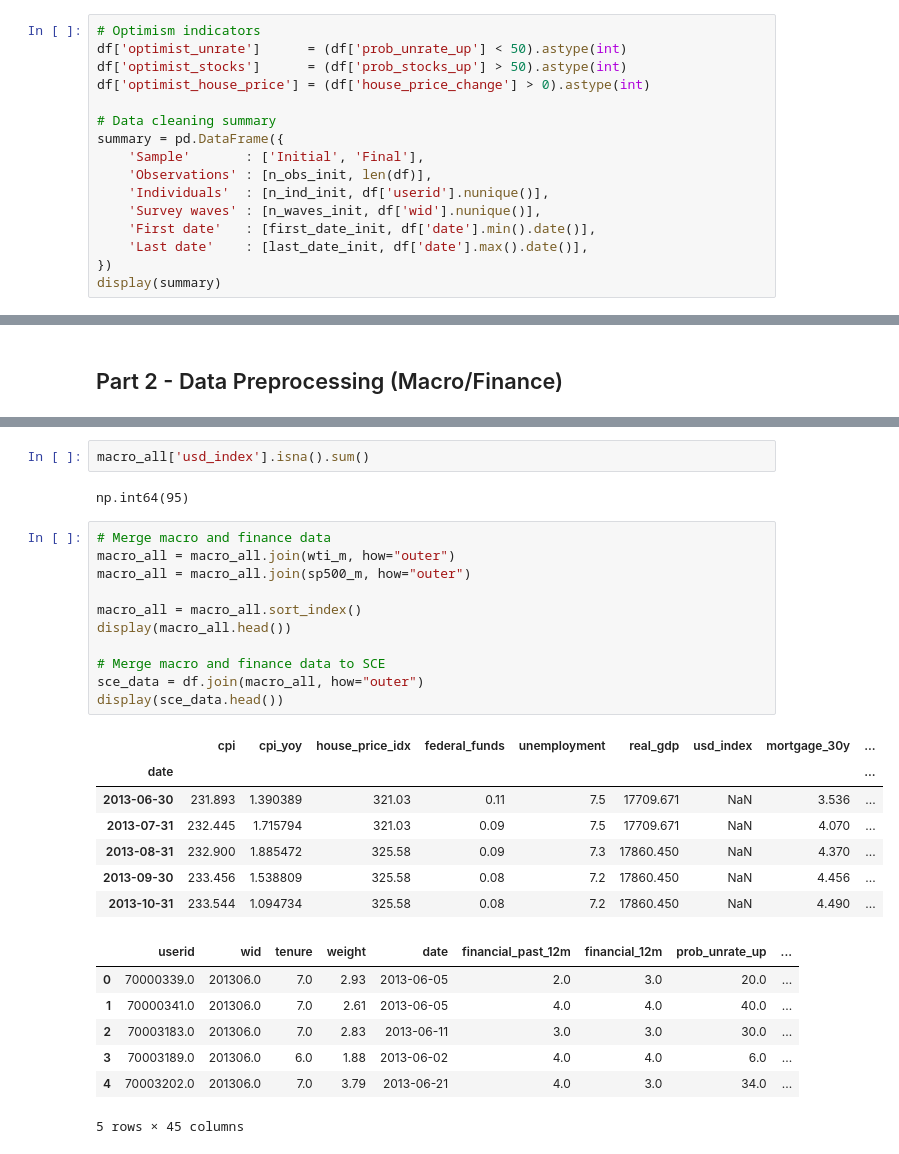
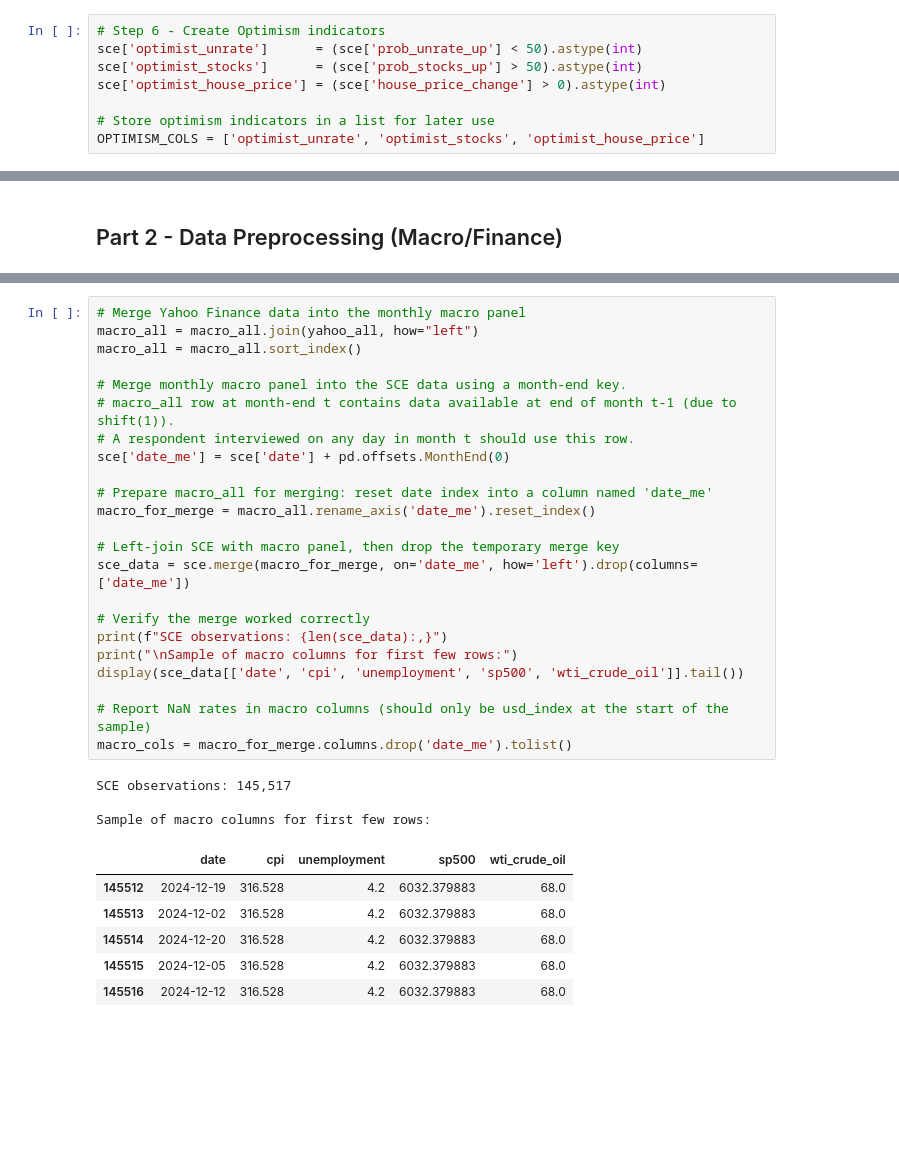
Before and after one commit to MHS17-NHH/FIE463-V26, a Jupyter notebook: data/solution.ipynb, the cells around one changed output, grey strips where cells are left out. Saved outputs shown, nothing was run; the diff lists cells and outputs as text; blank space fills up the shorter version.

```diff
--- a/data/solution.ipynb
+++ b/data/solution.ipynb
@@ -158,16 +146,8 @@ df = df.reset_index(drop=True)
 # %%
-# Optimism indicators
-df['optimist_unrate']      = (df['prob_unrate_up'] < 50).astype(int)
-df['optimist_stocks']      = (df['prob_stocks_up'] > 50).astype(int)
-df['optimist_house_price'] = (df['house_price_change'] > 0).astype(int)
+# Step 6 - Create Optimism indicators
+sce['optimist_unrate']      = (sce['prob_unrate_up'] < 50).astype(int)
+sce['optimist_stocks']      = (sce['prob_stocks_up'] > 50).astype(int)
+sce['optimist_house_price'] = (sce['house_price_change'] > 0).astype(int)
 
-# Data cleaning summary
-summary = pd.DataFrame({
-    'Sample'       : ['Initial', 'Final'],
-    'Observations' : [n_obs_init, len(df)],
-    'Individuals'  : [n_ind_init, df['userid'].nunique()],
-    'Survey waves' : [n_waves_init, df['wid'].nunique()],
-    'First date'   : [first_date_init, df['date'].min().date()],
-    'Last date'    : [last_date_init, df['date'].max().date()],
-})
-display(summary)
+# Store optimism indicators in a list for later use
+OPTIMISM_COLS = ['optimist_unrate', 'optimist_stocks', 'optimist_house_price']
@@ -331,30 +271,33 @@ display(macro_all.head())
-# %%
-macro_all['usd_index'].isna().sum()
-# %% [output]
-np.int64(95)
 # %%
-# Merge macro and finance data
-macro_all = macro_all.join(wti_m, how="outer")
-macro_all = macro_all.join(sp500_m, how="outer")
+# Merge Yahoo Finance data into the monthly macro panel
+macro_all = macro_all.join(yahoo_all, how="left")
+macro_all = macro_all.sort_index()
 
-macro_all = macro_all.sort_index()
-display(macro_all.head())
+# Merge monthly macro panel into the SCE data using a month-end key.
+# macro_all row at month-end t contains data available at end of month t-1 (due to shift(1)).
+# A respondent interviewed on any day in month t should use this row.
+sce['date_me'] = sce['date'] + pd.offsets.MonthEnd(0)
 
-# Merge macro and finance data to SCE
-sce_data = df.join(macro_all, how="outer")
-display(sce_data.head())
+# Prepare macro_all for merging: reset date index into a column named 'date_me'
+macro_for_merge = macro_all.rename_axis('date_me').reset_index()
+
+# Left-join SCE with macro panel, then drop the temporary merge key
+sce_data = sce.merge(macro_for_merge, on='date_me', how='left').drop(columns=['date_me'])
+
+# Verify the merge worked correctly
+print(f"SCE observations: {len(sce_data):,}")
+print("\nSample of macro columns for first few rows:")
+display(sce_data[['date', 'cpi', 'unemployment', 'sp500', 'wti_crude_oil']].tail())
+
+# Report NaN rates in macro columns (should only be usd_index at the start of the sample)
+macro_cols = macro_for_merge.columns.drop('date_me').tolist()
 # %% [output]
+SCE observations: 145,517
+
+Sample of macro columns for first few rows:
-|  | cpi | cpi_yoy | house_price_idx | federal_funds | unemployment | real_gdp | usd_index | mortgage_30y | ... |
-| date |  |  |  |  |  |  |  |  | ... |
-| 2013-06-30 | 231.893 | 1.390389 | 321.03 | 0.11 | 7.5 | 17709.671 | NaN | 3.536 | ... |
-| 2013-07-31 | 232.445 | 1.715794 | 321.03 | 0.09 | 7.5 | 17709.671 | NaN | 4.070 | ... |
-| 2013-08-31 | 232.900 | 1.885472 | 325.58 | 0.09 | 7.3 | 17860.450 | NaN | 4.370 | ... |
-| 2013-09-30 | 233.456 | 1.538809 | 325.58 | 0.08 | 7.2 | 17860.450 | NaN | 4.456 | ... |
-| 2013-10-31 | 233.544 | 1.094734 | 325.58 | 0.08 | 7.2 | 17860.450 | NaN | 4.490 | ... |
+|  | date | cpi | unemployment | sp500 | wti_crude_oil |
+| 145512 | 2024-12-19 | 316.528 | 4.2 | 6032.379883 | 68.0 |
+| 145513 | 2024-12-02 | 316.528 | 4.2 | 6032.379883 | 68.0 |
+| 145514 | 2024-12-20 | 316.528 | 4.2 | 6032.379883 | 68.0 |
+| 145515 | 2024-12-05 | 316.528 | 4.2 | 6032.379883 | 68.0 |
+| 145516 | 2024-12-12 | 316.528 | 4.2 | 6032.379883 | 68.0 |
-|  | userid | wid | tenure | weight | date | financial_past_12m | financial_12m | prob_unrate_up | ... |
-| 0 | 70000339.0 | 201306.0 | 7.0 | 2.93 | 2013-06-05 | 2.0 | 3.0 | 20.0 | ... |
-| 1 | 70000341.0 | 201306.0 | 7.0 | 2.61 | 2013-06-05 | 4.0 | 4.0 | 40.0 | ... |
-| 2 | 70003183.0 | 201306.0 | 7.0 | 2.83 | 2013-06-11 | 3.0 | 3.0 | 30.0 | ... |
-| 3 | 70003189.0 | 201306.0 | 6.0 | 1.88 | 2013-06-02 | 4.0 | 4.0 | 6.0 | ... |
-| 4 | 70003202.0 | 201306.0 | 7.0 | 3.79 | 2013-06-21 | 4.0 | 3.0 | 34.0 | ... |
-5 rows × 45 columns
```
Also changed, not shown: parts of 34 cells of this notebook, 1 other file.
